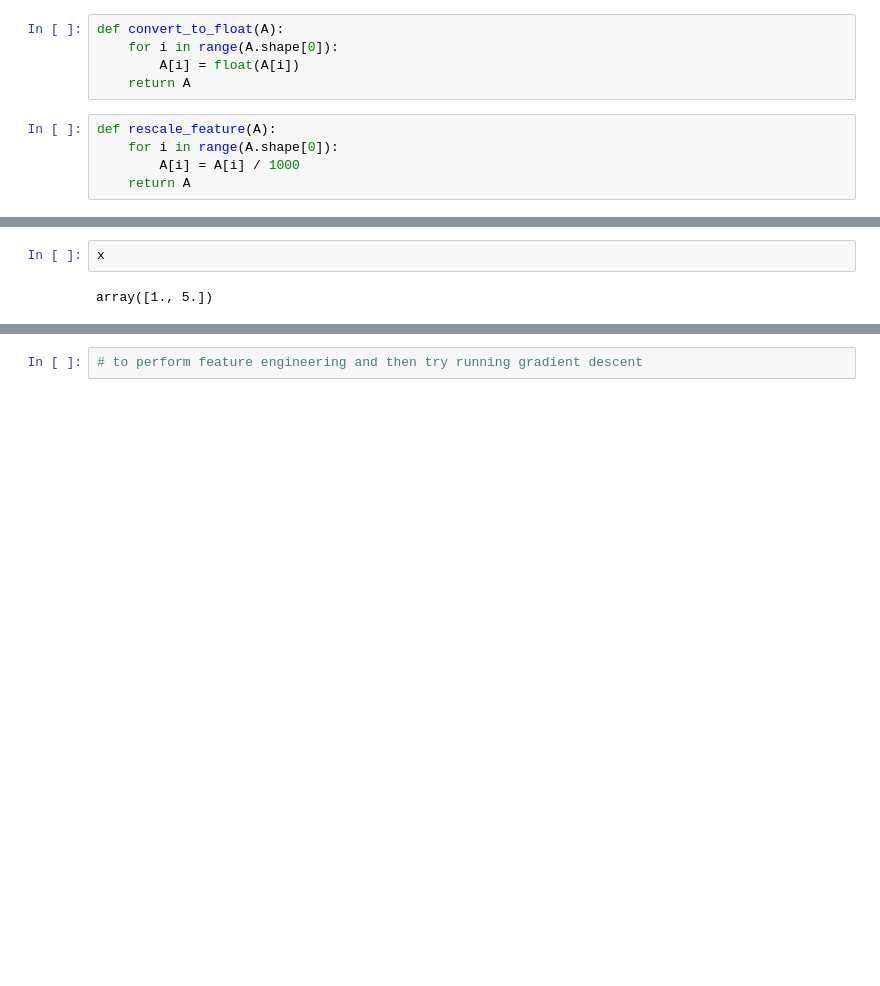
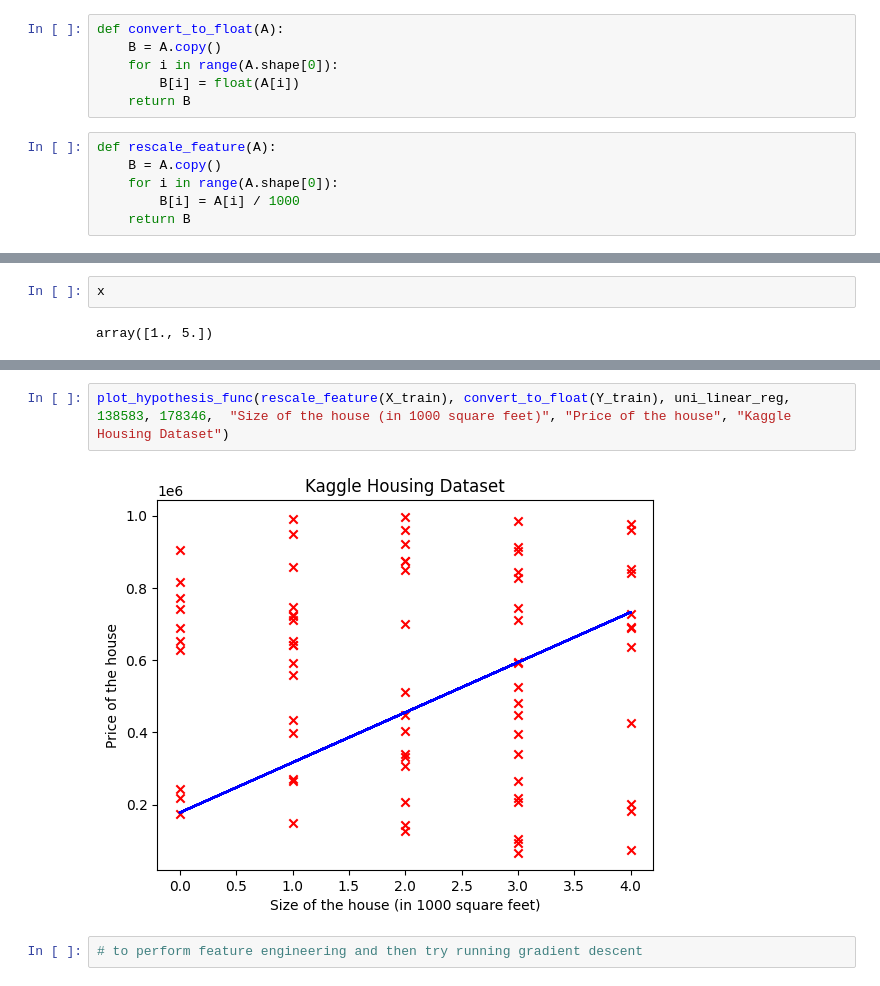
Before and after one commit to mchinmay10/ml_workbooks, a Jupyter notebook: regression/univariate_linear_regression.ipynb, the cells around one changed output, grey strips where cells are left out. Cells and saved outputs as stored; diff of their text form; blank space fills up the shorter version.

```diff
--- a/regression/univariate_linear_regression.ipynb
+++ b/regression/univariate_linear_regression.ipynb
@@ -187,11 +184,13 @@ Y = data["Price"].to_numpy()
 # %%
 def convert_to_float(A):
+    B = A.copy()
     for i in range(A.shape[0]):
-        A[i] = float(A[i])
-    return A
+        B[i] = float(A[i])
+    return B
 # %%
 def rescale_feature(A):
+    B = A.copy()
     for i in range(A.shape[0]):
-        A[i] = A[i] / 1000
-    return A
+        B[i] = A[i] / 1000
+    return B
 # %%
@@ -247,2 +240,6 @@ KeyboardInterrupt: Interrupted by user
+# %%
+plot_hypothesis_func(rescale_feature(X_train), convert_to_float(Y_train), uni_linear_reg, 138583, 178346,  "Size of the house (in 1000 square feet)", "Price of the house", "Kaggle Housing Dataset")
+# %% [output]
+[figure, added]
 # %%
 # to perform feature engineering and then try running gradient descent
```
Also changed, not shown: parts of 8 cells of this notebook, 1 other file.
